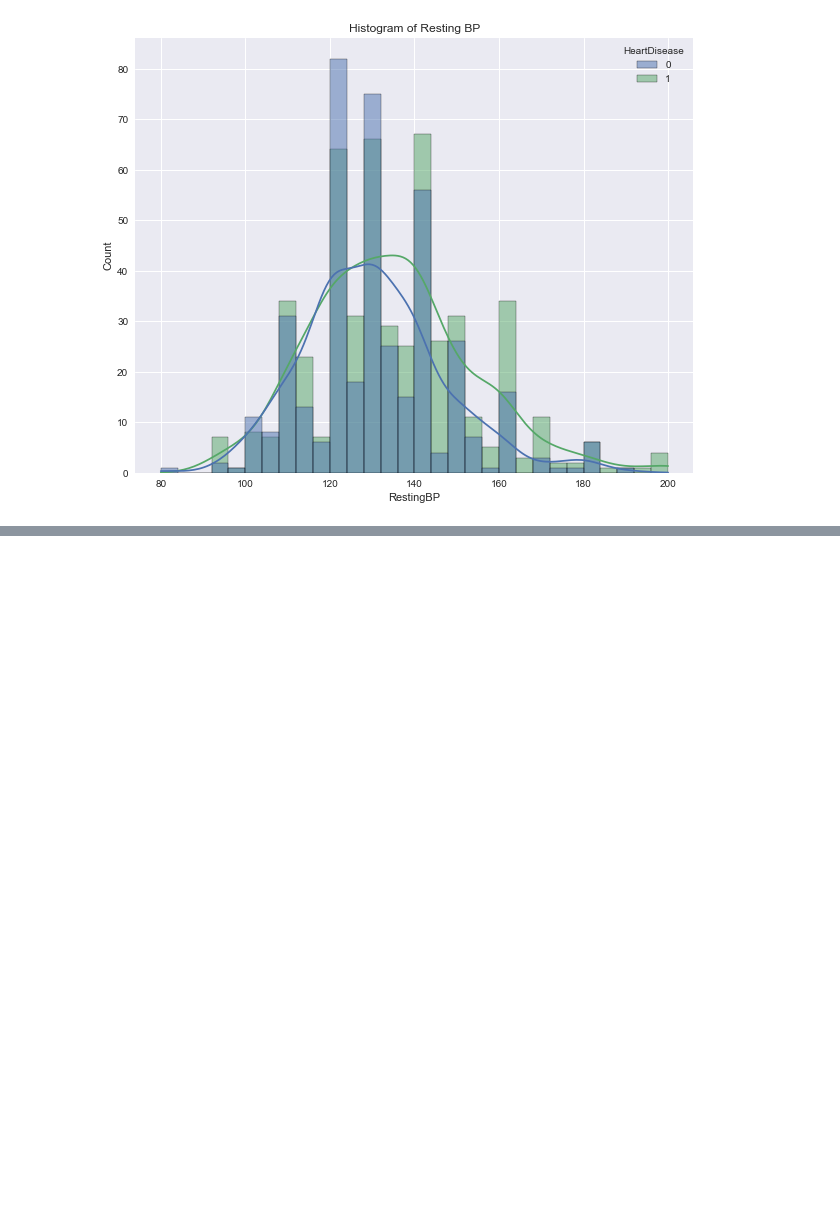
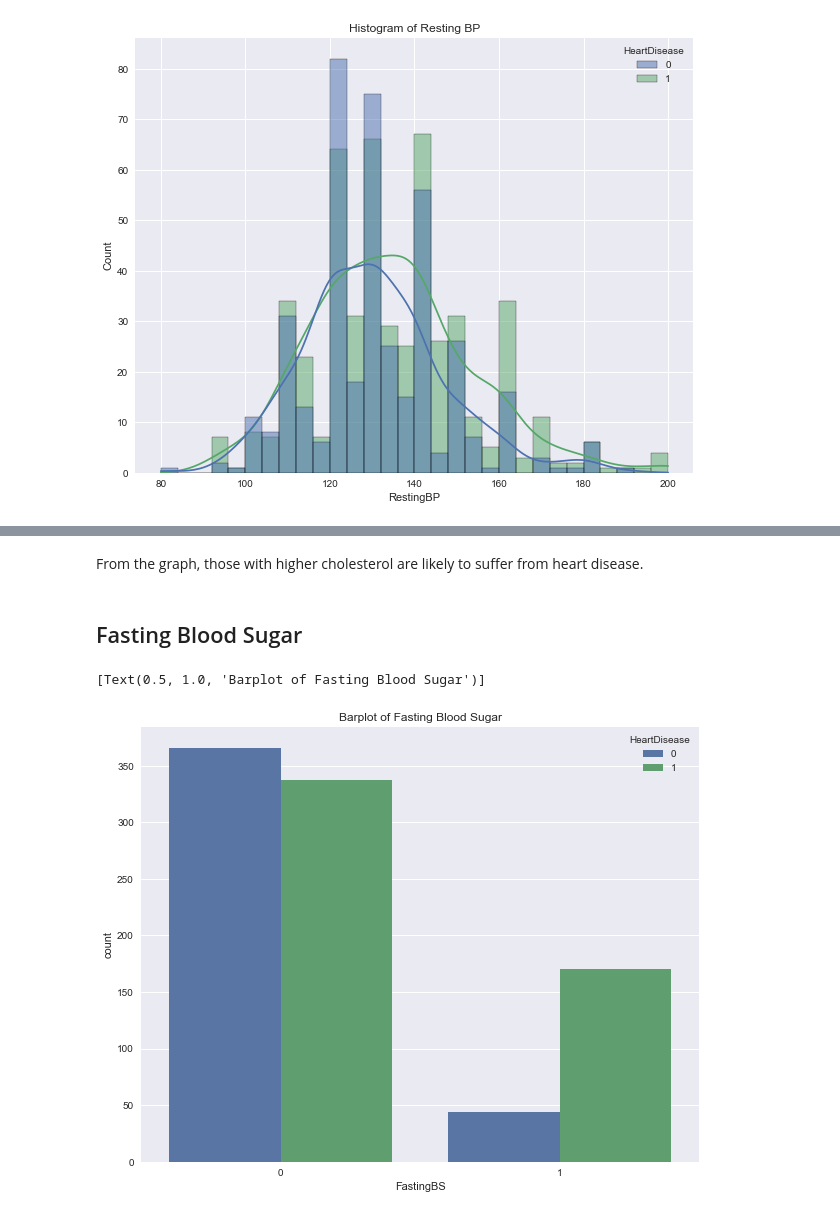
Before and after one commit to TYXuan/heart, a Jupyter notebook: eda.ipynb, the cells around one changed output, grey strips where cells are left out. Drawn from its saved outputs; the diff is of its cells as text; code cells hidden in the pictures; blank space fills up the shorter version.

```diff
--- a/eda.ipynb
+++ b/eda.ipynb
@@ -256,0 +315,10 @@ From the graph, blood pressure is not an accurate predictor of a heart attack.
+# %% [markdown]
+From the graph, those with higher cholesterol are likely to suffer from heart disease.
+# %% [markdown]
+## Fasting Blood Sugar
+# %%
+plt.figure(figsize=(10,8))
+sns.countplot(data=df, x='FastingBS', hue='HeartDisease').set(title='Countplot of Fasting Blood Sugar')
+# %% [output]
+[Text(0.5, 1.0, 'Barplot of Fasting Blood Sugar')]
+[figure, added]
```
Also changed, not shown: parts of 25 cells of this notebook.
